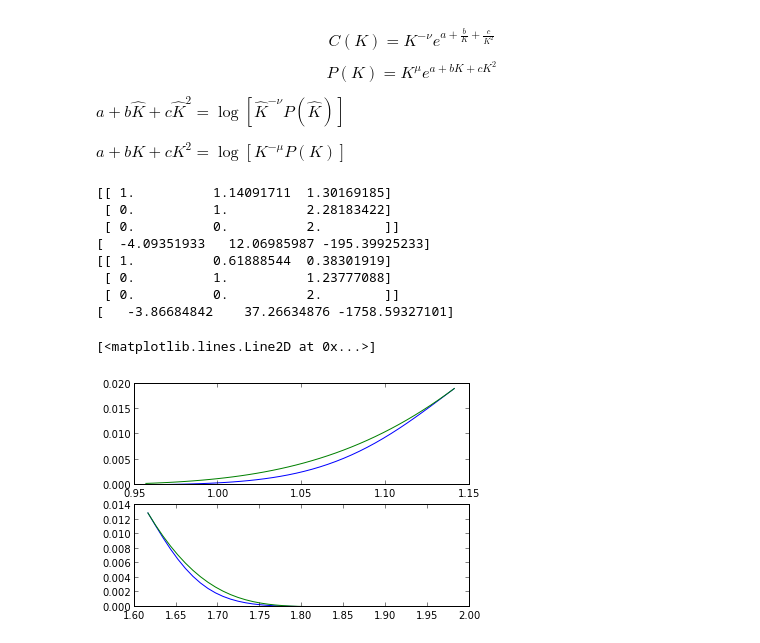
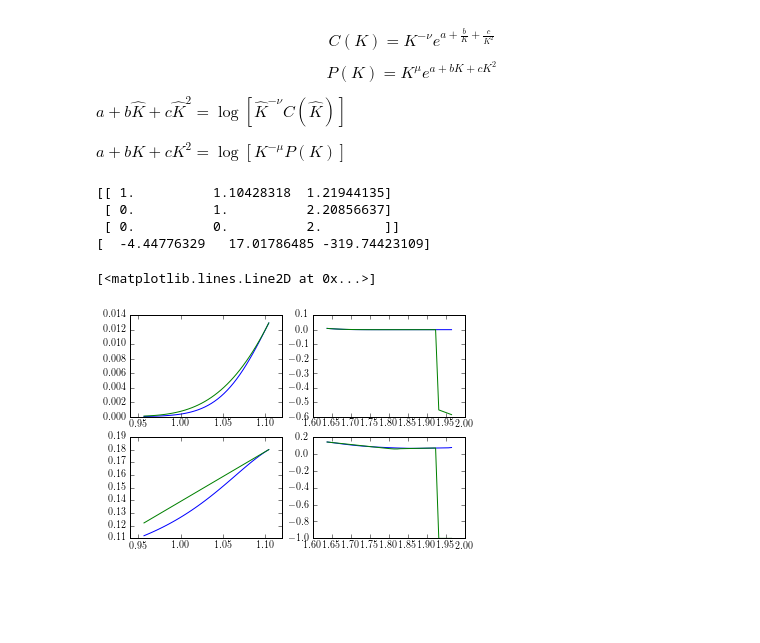
Before and after one commit to rguillemot/Formation_Finance, a Jupyter notebook: Forex_Credit_Equity/notebook/FX Option.ipynb, the cells around one changed output. Drawn from its saved outputs; the diff is of its cells as text; code cells hidden in the pictures; blank space fills up the shorter version.

```diff
--- a/Forex_Credit_Equity/notebook/FX Option.ipynb
+++ b/Forex_Credit_Equity/notebook/FX Option.ipynb
@@ -266,12 +261,12 @@ rEUR=0.05
 rUSD=0.03
 m = 0.0005
 volATM = 0.12
-RR25=-0.01
-RR10=-0.02
-BF25=0.015
-BF10=0.02
+RR25=-0.02
+RR10=-0.04
+BF25=0.03
+BF10=0.04
 
-FXMod = SmileFXModel(S,T,rUSD,rEUR,volATM,RR25,RR10,BF25,BF10,False,'arb')
+FXMod = SmileFXModel(S,T,rUSD,rEUR,volATM,RR25,RR10,BF25,BF10,False,'lin',1,1)
 
 fig, (ax1,ax2,ax3) = plt.subplots(3,figsize=(8,12),sharex=True)
 FXMod.plot_smile(ax1)
@@ -298,7 +278,7 @@ c_call=-879.30
 $$C(K)=K^{-\nu}e^{a+\frac{b}{K}+\frac{c}{K^2}}$$
 $$P(K)=K^{\mu}e^{a+b K+cK^2}$$
 
-$a+b \hat{K}+c\hat{K}^2=\log[\hat{K}^{-\nu}P(\hat{K})]$
+$a+b \hat{K}+c\hat{K}^2=\log[\hat{K}^{-\nu}C(\hat{K})]$
 
 $a+b K+cK^2=\log[K^{-\mu}P(K)]$
 # %%
@@ -323,50 +303,51 @@ KMin = FXMod.Ks[0]
 KMax = FXMod.Ks[4]
 
 a_put = np.array([[1, KMin, KMin**2 ], [0, 1, 2*KMin ], [0, 0, 2 ]])
 b_put = np.array([
-                  put_extra_log(KMin,FXMod,nu),
-                  (put_extra_log(KMin+2*eps,FXMod,nu)-put_extra_log(KMin,FXMod,nu))/2/eps,
-                  (put_extra_log(KMin+2*eps,FXMod,nu)+put_extra_log(KMin,FXMod,nu)-2*put_extra_log(KMin+eps,FXMod,nu))/eps/eps])
+                  put_extra_log(KMin,FXMod,mu),
+                  (put_extra_log(KMin+2*eps,FXMod,mu)-put_extra_log(KMin,FXMod,mu))/2/eps,
+                  (put_extra_log(KMin+2*eps,FXMod,mu)+put_extra_log(KMin,FXMod,mu)-2*put_extra_log(KMin+eps,FXMod,mu))/eps/eps])
 
 print a_put
 print b_put
 
 a_call = np.array([[1, (1.0/KMax), (1.0/KMax)**2 ], [0, 1, 2.0/KMax ], [0, 0, 2 ]])
 b_call = np.array([
-                  call_extra_log(1.0/KMax,FXMod,mu),
-                  (call_extra_log(1.0/KMax+2*eps,FXMod,mu)-call_extra_log(1.0/KMax,FXMod,mu))/2/eps,
-                  (call_extra_log(1.0/KMax+2*eps,FXMod,mu)+call_extra_log(1.0/KMax,FXMod,mu)-2*call_extra_log(1.0/KMax+eps,FXMod,mu))/eps/eps])
-
-print a_call
-print b_call
+                  call_extra_log(1.0/KMax,FXMod,nu),
+                  (call_extra_log(1.0/KMax+2*eps,FXMod,nu)-call_extra_log(1.0/KMax,FXMod,nu))/2/eps,
+                  (call_extra_log(1.0/KMax+2*eps,FXMod,nu)+call_extra_log(1.0/KMax,FXMod,nu)-2*call_extra_log(1.0/KMax+eps,FXMod,nu))/eps/eps])
 
 [a_put, b_put, c_put]=tuple(np.linalg.solve(a_put, b_put))
 [a_call, b_call, c_call]=tuple(np.linalg.solve(a_call, b_call))
 
 NbStdDev=3
 FATM = FXMod.Ks[2]
 KMinimum = FATM*exp(-NbStdDev*volATM*sqrt(T))
 KMaximum = FATM*exp(NbStdDev*volATM*sqrt(T))
 
-fig, (ax1,ax2) = plt.subplots(2)
+fig, ((ax1,ax2),(ax3,ax4)) = plt.subplots(2,2)
 x_put = np.linspace(KMinimum, KMin, 40)
-y_put1=[put_extra(k,nu,a_put,b_put,c_put) for k in x_put]
+y_put1=[put_extra(k,mu,a_put,b_put,c_put) for k in x_put]
+y_volput1 = [ImpliedVol(S,T,k,-1,rUSD,rEUR,p) for k,p in zip(x_put,y_put1)]
 y_put2=[FXMod.Option(k,-1,2) for k in x_put]
+y_volput2 = [ImpliedVol(S,T,k,-1,rUSD,rEUR,p) for k,p in zip(x_put,y_put2)]
 x_call = np.linspace(KMax, KMaximum, 40)
-y_call1=[call_extra(k,mu,a_call,b_call,c_call) for k in x_call]
+y_call1=[call_extra(k,nu,a_call,b_call,c_call) for k in x_call]
+y_volcall1 = [ImpliedVol(S,T,k,1,rUSD,rEUR,c) for k,c in zip(x_call,y_call1)]
 y_call2=[FXMod.Option(k,1,2) for k in x_call]
+y_volcall2 = [ImpliedVol(S,T,k,1,rUSD,rEUR,c) for k,c in zip(x_call,y_call2)]
 ax1.plot(x_put,y_put1)
 ax1.plot(x_put,y_put2)
 ax2.plot(x_call,y_call1)
 ax2.plot(x_call,y_call2)
+ax3.plot(x_put,y_volput1)
+ax3.plot(x_put,y_volput2)
+ax4.plot(x_call,y_volcall1)
+ax4.plot(x_call,y_volcall2)
 # %% [output]
-[[ 1.          1.14091711  1.30169185]
- [ 0.          1.          2.28183422]
+[[ 1.          1.10428318  1.21944135]
+ [ 0.          1.          2.20856637]
  [ 0.          0.          2.        ]]
-[  -4.09351933   12.06985987 -195.39925233]
-[[ 1.          0.61888544  0.38301919]
- [ 0.          1.          1.23777088]
- [ 0.          0.          2.        ]]
-[   -3.86684842    37.26634876 -1758.59327101]
+[  -4.44776329   17.01786485 -319.74423109]
 [<matplotlib.lines.Line2D at 0x...>]
-[figure, old version]
+[figure, new version]
```
Also changed, not shown: parts of 6 cells of this notebook.
